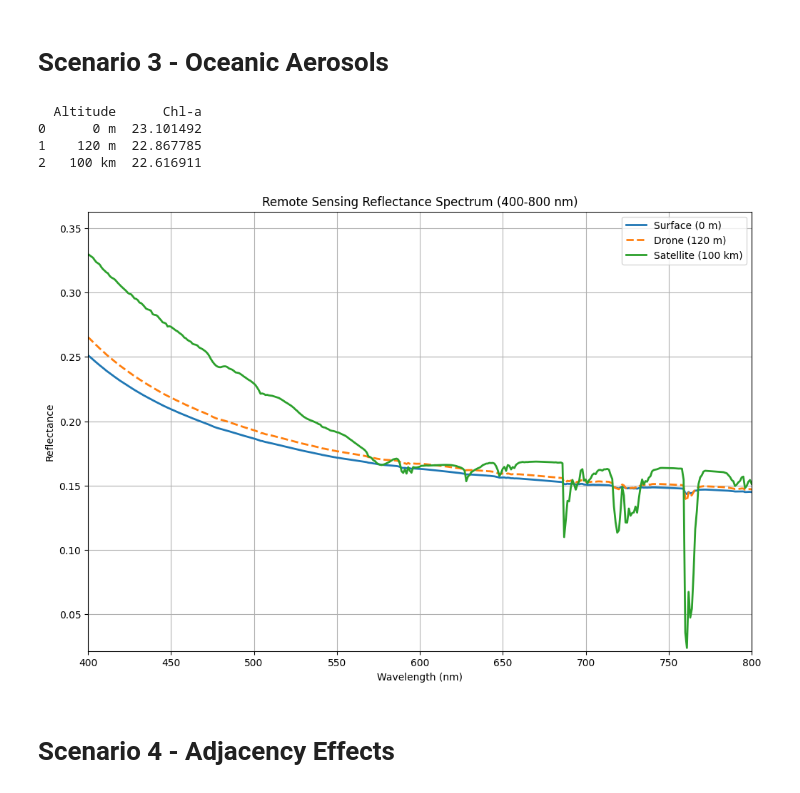
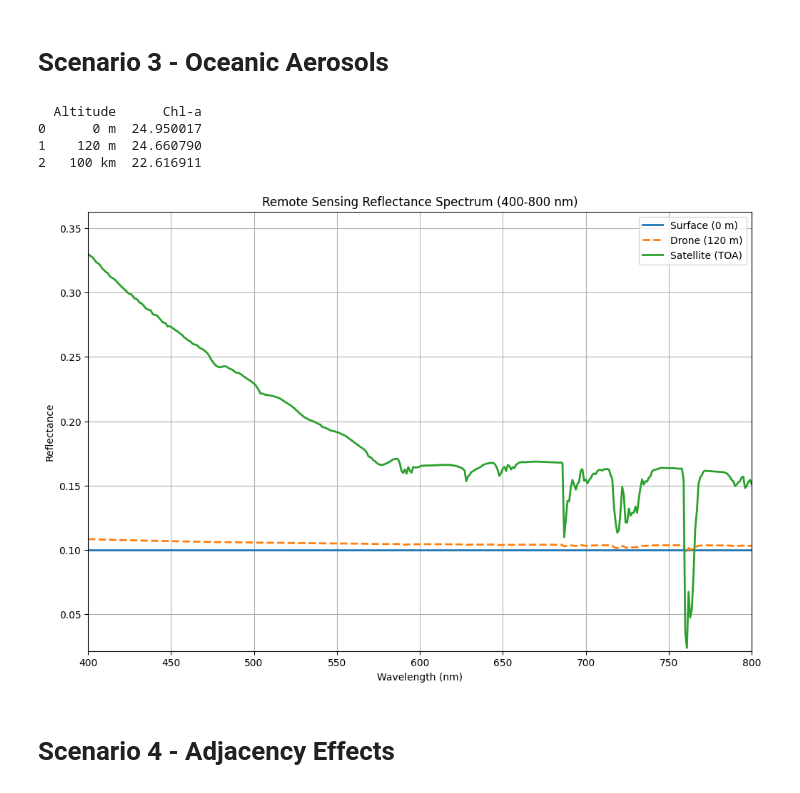
Before and after one commit to SkaugJr/TTK4265-OptiskFjernmaaling, a Jupyter notebook: Prosjekt2/RTM.ipynb, the cells around one changed output. Cells and saved outputs as stored; diff of their text form; code cells hidden in the pictures.

```diff
--- a/Prosjekt2/RTM.ipynb
+++ b/Prosjekt2/RTM.ipynb
@@ -371,49 +375,49 @@ plt.show()
 # Scenario 3 - Oceanic Aerosols
 # %%
 SC3_0m = parse_uvspec_output('Data/SC3_0m.OUT')
-SC3_0m['reflectance'] = SC3_0m['eup'] / SC3_0m['edir']
+SC3_0m['reflectance'] = SC3_0m['eup'] / (SC3_0m['edir'] + SC3_0m['edn'])
 
 SC3_120m = parse_uvspec_output('Data/SC3_120m.OUT')
-SC3_120m['reflectance'] = SC3_120m['eup'] / SC3_120m['edir']
+SC3_120m['reflectance'] = SC3_120m['eup'] / (SC3_120m['edir'] + SC3_120m['edn'])
 
 SC3_TOA = parse_uvspec_output('Data/SC3_TOA.OUT')
-SC3_TOA['reflectance'] = SC3_TOA['eup'] / SC3_TOA['edir']
+SC3_TOA['reflectance'] = SC3_TOA['eup'] / (SC3_TOA['edir'] + SC3_TOA['edn'])
 
 # Calculate Chl-a for each dataset
 chl_a_0m = calculate_chlorophyll_a(SC3_0m)
 chl_a_120m = calculate_chlorophyll_a(SC3_120m)
 chl_a_TOA = calculate_chlorophyll_a(SC3_TOA)
 
 chl_df = pd.DataFrame({
     'Altitude': ['0 m', '120 m', '100 km'],
     'Chl-a': [chl_a_0m.get('reflectance'), chl_a_120m.get('reflectance'), chl_a_TOA.get('reflectance')]
 })
 
 print(chl_df)
 
 # Plot reflectance spectra
 plt.figure(figsize=(12, 8))
 plt.plot(SC3_0m['lambda'], SC3_0m['reflectance'], label='Surface (0 m)', linewidth=2)
 plt.plot(SC3_120m['lambda'], SC3_120m['reflectance'], label='Drone (120 m)' , linewidth=2 , linestyle='--')
-plt.plot(SC3_TOA['lambda'], SC3_TOA['reflectance'], label='Satellite (100 km)' , linewidth=2)
+plt.plot(SC3_TOA['lambda'], SC3_TOA['reflectance'], label='Satellite (TOA)' , linewidth=2)
 plt.xlabel('Wavelength (nm)')
 plt.ylabel('Reflectance')
 plt.title('Remote Sensing Reflectance Spectrum (400-800 nm)')
 plt.legend()
 
 plt.xlim(400, 800)
 plt.ylim(
     min(SC3_0m['reflectance'].min(), SC3_120m['reflectance'].min(), SC3_TOA['reflectance'].min())*0.9,
     max(SC3_0m['reflectance'].max(), SC3_120m['reflectance'].max(), SC3_TOA['reflectance'].max()) * 1.1
 )
 plt.grid(True)
 plt.show()
 # %% [output]
   Altitude      Chl-a
-0      0 m  23.101492
-1    120 m  22.867785
+0      0 m  24.950017
+1    120 m  24.660790
 2   100 km  22.616911
-[figure, old version]
+[figure, new version]
 # %% [markdown]
 # Scenario 4 - Adjacency Effects
 # %%
```
Also changed, not shown: parts of 4 cells of this notebook, 26 other files.
